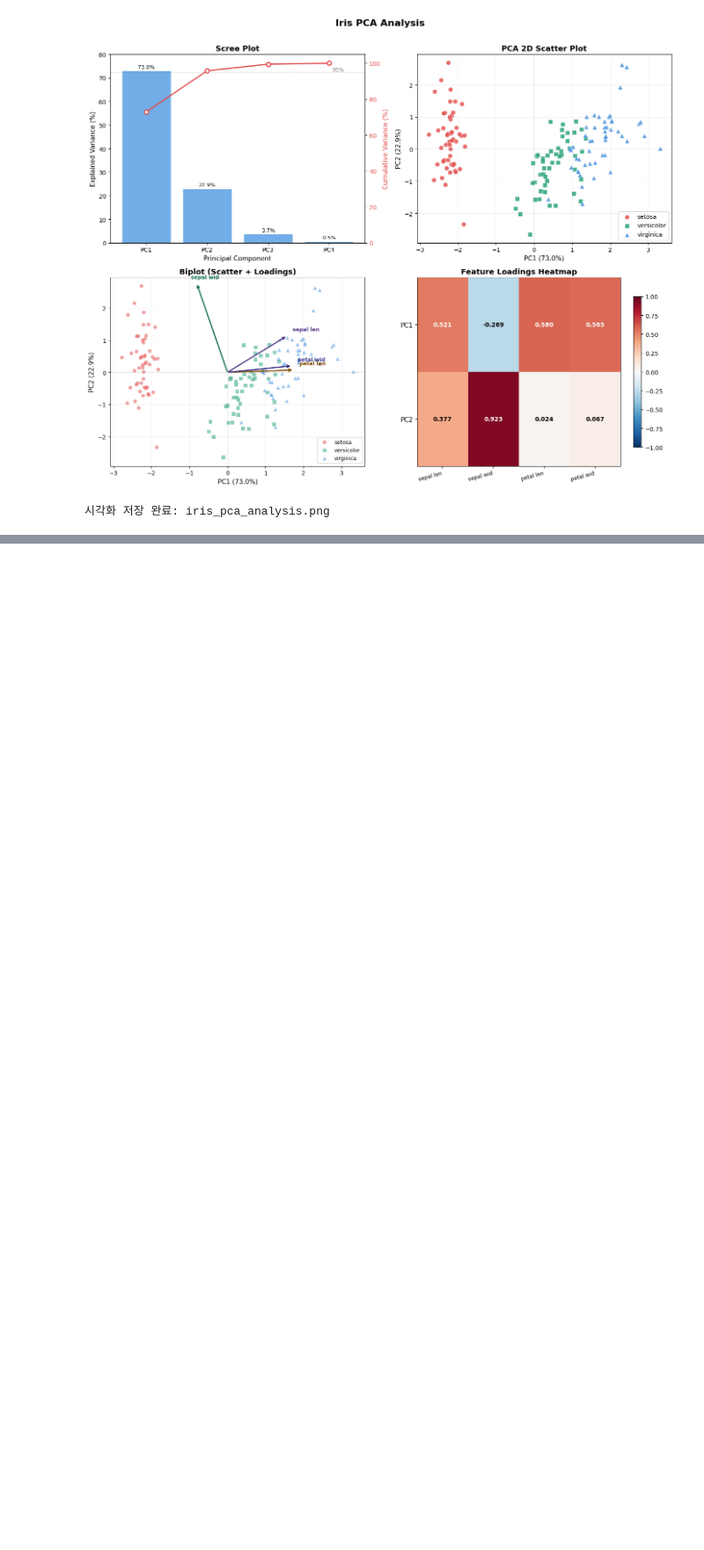
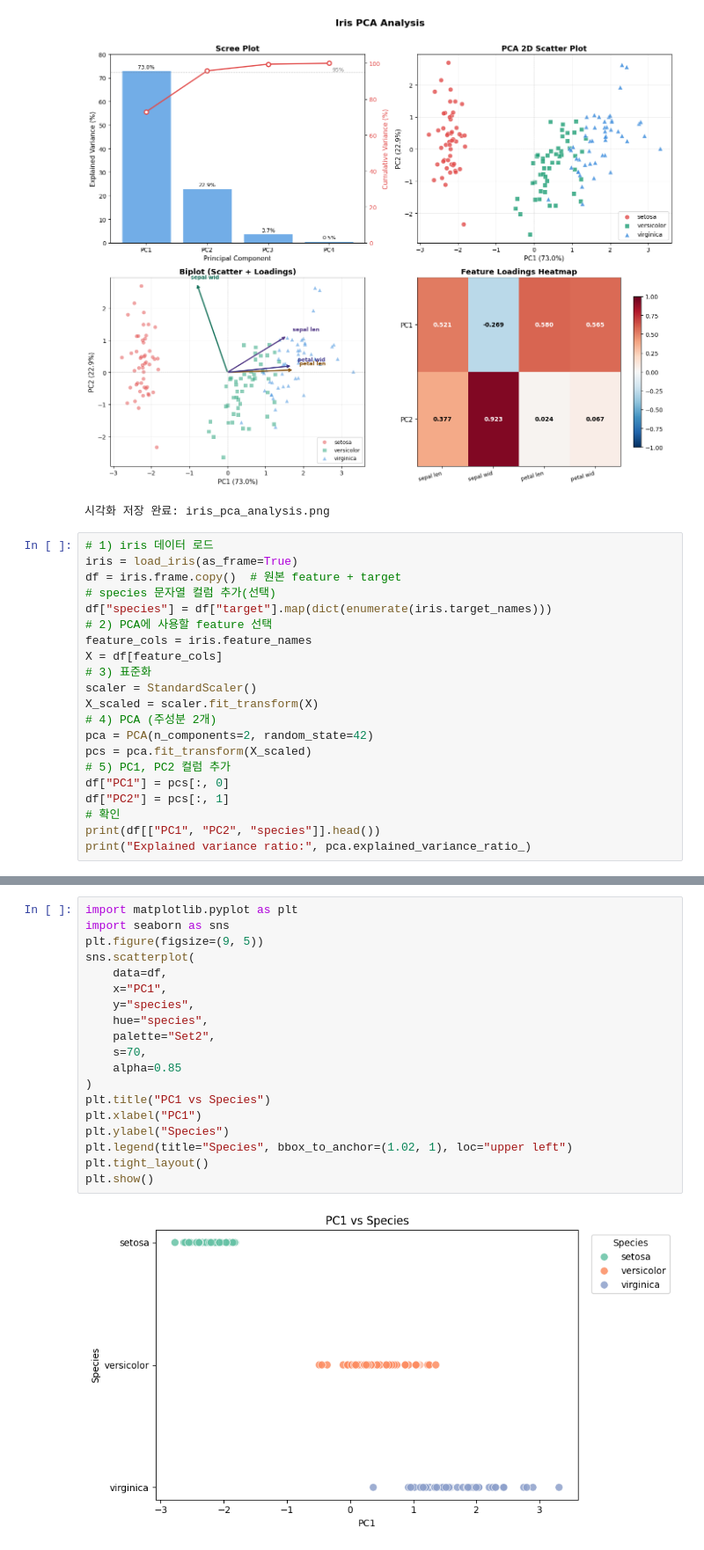
Before and after one commit to erickimkorea/ML_Training, a Jupyter notebook: d2_statistic_cluster_associate/02_01_Statistical_Analysis.ipynb, the cells around one changed output, grey strips where cells are left out. Shown at 88% size. Saved outputs shown, nothing was run; the diff lists cells and outputs as text; blank space fills up the shorter version.

```diff
--- a/d2_statistic_cluster_associate/02_01_Statistical_Analysis.ipynb
+++ b/d2_statistic_cluster_associate/02_01_Statistical_Analysis.ipynb
@@ -649,3 +649,24 @@ print("\n시각화 저장 완료: iris_pca_analysis.png")
 # %% [output]
 [figure]
 시각화 저장 완료: iris_pca_analysis.png
+# %%
+# 1) iris 데이터 로드
+iris = load_iris(as_frame=True)
+df = iris.frame.copy()  # 원본 feature + target
+# species 문자열 컬럼 추가(선택)
+df["species"] = df["target"].map(dict(enumerate(iris.target_names)))
+# 2) PCA에 사용할 feature 선택
+feature_cols = iris.feature_names
+X = df[feature_cols]
+# 3) 표준화
+scaler = StandardScaler()
+X_scaled = scaler.fit_transform(X)
+# 4) PCA (주성분 2개)
+pca = PCA(n_components=2, random_state=42)
+pcs = pca.fit_transform(X_scaled)
+# 5) PC1, PC2 컬럼 추가
+df["PC1"] = pcs[:, 0]
+df["PC2"] = pcs[:, 1]
+# 확인
+print(df[["PC1", "PC2", "species"]].head())
+print("Explained variance ratio:", pca.explained_variance_ratio_)
@@ -651,0 +681,21 @@ print("\n시각화 저장 완료: iris_pca_analysis.png")
+# %%
+import matplotlib.pyplot as plt
+import seaborn as sns
+plt.figure(figsize=(9, 5))
+sns.scatterplot(
+    data=df,
+    x="PC1",
+    y="species",
+    hue="species",
+    palette="Set2",
+    s=70,
+    alpha=0.85
+)
+plt.title("PC1 vs Species")
+plt.xlabel("PC1")
+plt.ylabel("Species")
+plt.legend(title="Species", bbox_to_anchor=(1.02, 1), loc="upper left")
+plt.tight_layout()
+plt.show()
+# %% [output]
+[figure, added]
```
Also changed, not shown: parts of 2 cells of this notebook, 20 other files.
